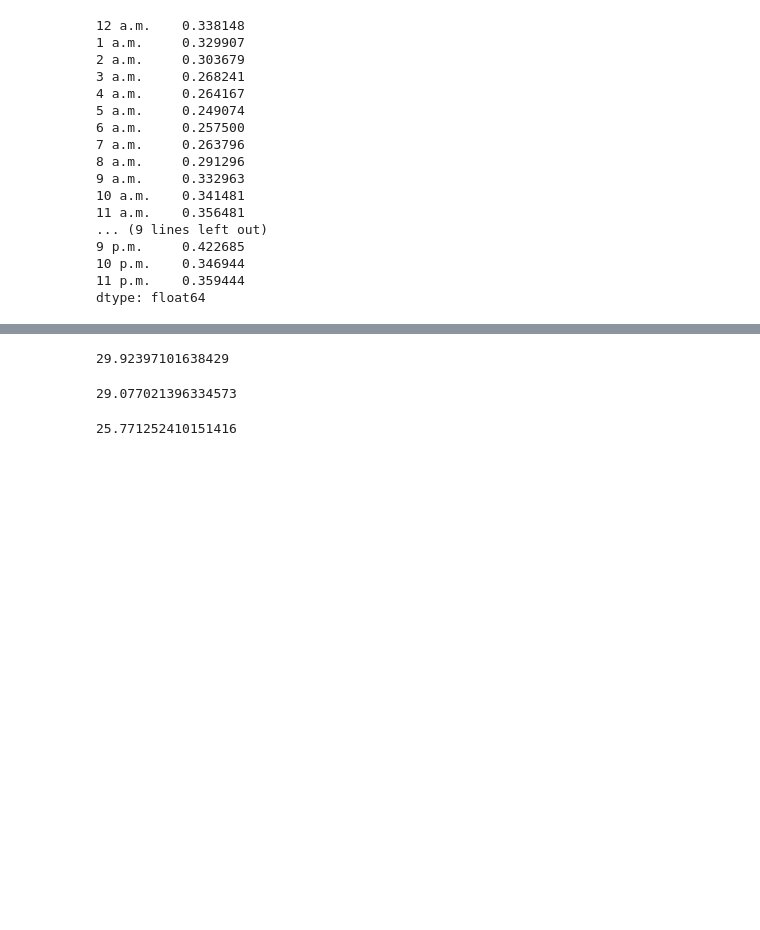
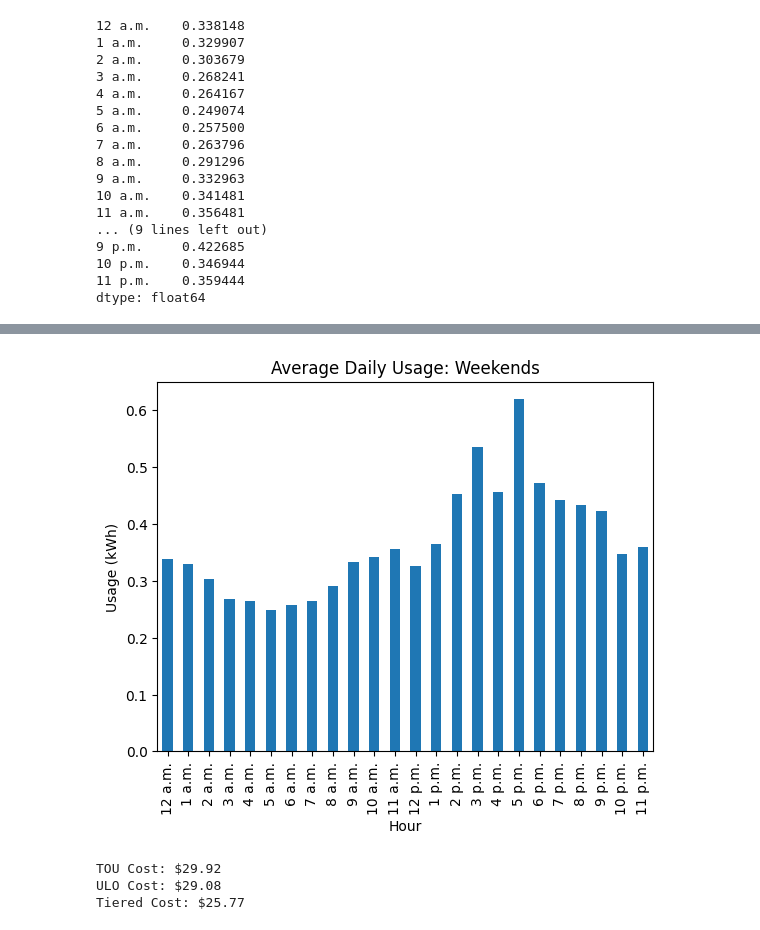
Before and after one commit to daniyar-kbv/TorontoHydroAnalytics, a Jupyter notebook: analysis.ipynb, the cells around one changed output, grey strips where cells are left out. Saved outputs shown, nothing was run; the diff lists cells and outputs as text; code cells hidden in the pictures; blank space fills up the shorter version.

```diff
--- a/analysis.ipynb
+++ b/analysis.ipynb
@@ -155 +151,5 @@ df_weekend_mean.plot(kind='bar')
+# %%
+plot_usage(df_weekend_mean, title='Average Daily Usage: Weekends')
+# %% [output]
+[figure, added]
 # %%
@@ -207,28 +203,27 @@ def get_tiered_price(usage):
         return TIERED_PRICING[0][1]
     else:
         return TIERED_PRICING[1][1]
-# %%
-day_tou_costs = map(lambda x: get_tou_price(x[0]) * x[1], enumerate(df_all_mean.values))
-day_tou_cost = sum(day_tou_costs)
-day_tou_cost = day_tou_cost * 0.01
-day_tou_cost = day_tou_cost * DAYS_IN_MONTH
-day_tou_cost
-# %% [output]
-29.92397101638429
 # %%
+day_tou_costs = map(lambda x: get_tou_price(x[0]) * x[1], enumerate(df_all_mean.values))
+day_tou_cost = sum(day_tou_costs)
+day_tou_cost = day_tou_cost * 0.01
+day_tou_cost = day_tou_cost * DAYS_IN_MONTH
+
 weekday_ulo_costs = map(lambda x: get_ulo_price(x[0], False) * x[1], enumerate(df_weekday_mean))
 weekday_ulo_cost = sum(weekday_ulo_costs) * 0.01
 weekend_ulo_costs = map(lambda x: get_ulo_price(x[0], True) * x[1], enumerate(df_weekend_mean))
 weekend_ulo_cost = sum(weekend_ulo_costs) * 0.01
 week_ulo_cost = (weekday_ulo_cost*5)+(weekend_ulo_cost*2)
 month_ulo_cost = week_ulo_cost * WEEKS_IN_MONTH
-month_ulo_cost
+
+tiered_daily_usage = sum(df_all_mean)
+tiered_month_usage = tiered_daily_usage * DAYS_IN_MONTH
+tiered_month_cost = tiered_month_usage * get_tiered_price(tiered_month_usage) * 0.01
+
+print(f'TOU Cost: ${day_tou_cost:.2f}')
+print(f'ULO Cost: ${month_ulo_cost:.2f}')
+print(f'Tiered Cost: ${tiered_month_cost:.2f}')
 # %% [output]
-29.077021396334573
+TOU Cost: $29.92
+ULO Cost: $29.08
+Tiered Cost: $25.77
-# %%
-tiered_daily_usage = sum(df_all_mean)
-tiered_month_usage = tiered_daily_usage * DAYS_IN_MONTH
-tiered_month_cost = tiered_month_usage * get_tiered_price(tiered_month_usage) * 0.01
-tiered_month_cost
-# %% [output]
-25.771252410151416
```
Also changed, not shown: parts of 7 cells of this notebook, 1 other file.
